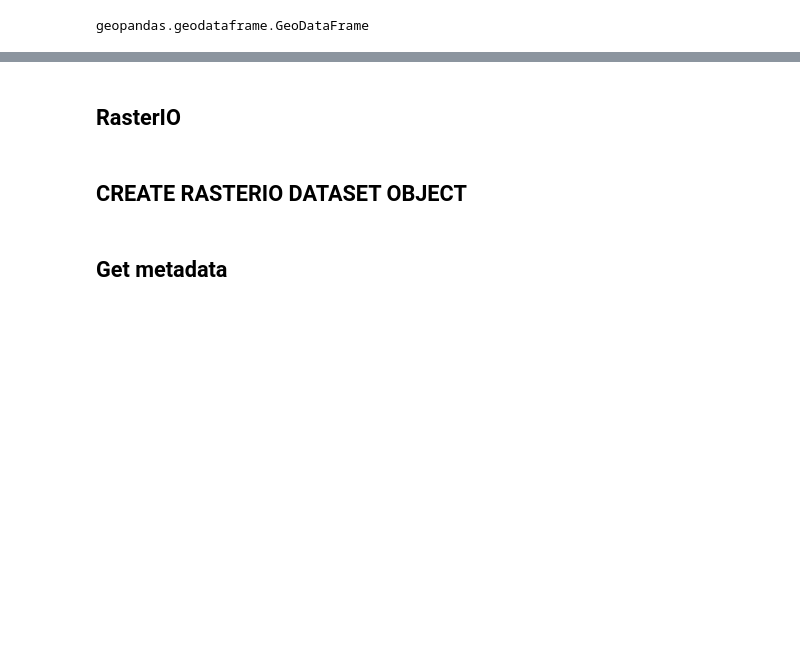
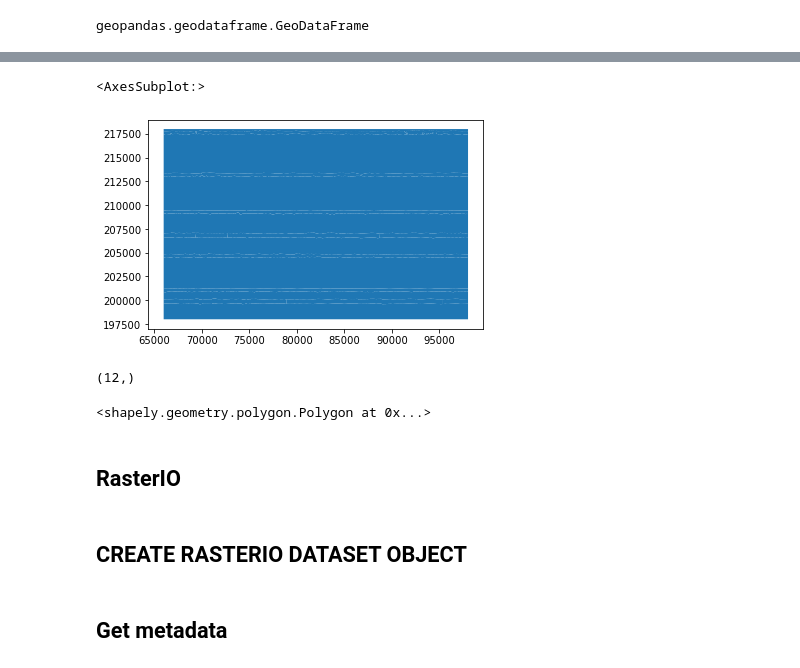
Before and after one commit to Maarten-Vandaele/Maarten_3DHouseProject, a Jupyter notebook: Maarten_3DhouseProject.ipynb, the cells around one changed output, grey strips where cells are left out. Cells and saved outputs as stored; diff of their text form; code cells hidden in the pictures; blank space fills up the shorter version.

```diff
--- a/Maarten_3DhouseProject.ipynb
+++ b/Maarten_3DhouseProject.ipynb
@@ -34,0 +35,13 @@ SHP12.boundary.plot() #only border info
+# %%
+SHP13.geometry.plot()
+# %% [output]
+<AxesSubplot:>
+[figure, added]
+# %%
+SHP13.geometry.shape
+# %% [output]
+(12,)
+# %%
+SHP13.geometry[2]
+# %% [output]
+<shapely.geometry.polygon.Polygon at 0x...>
```
Also changed, not shown: parts of 19 cells of this notebook.
